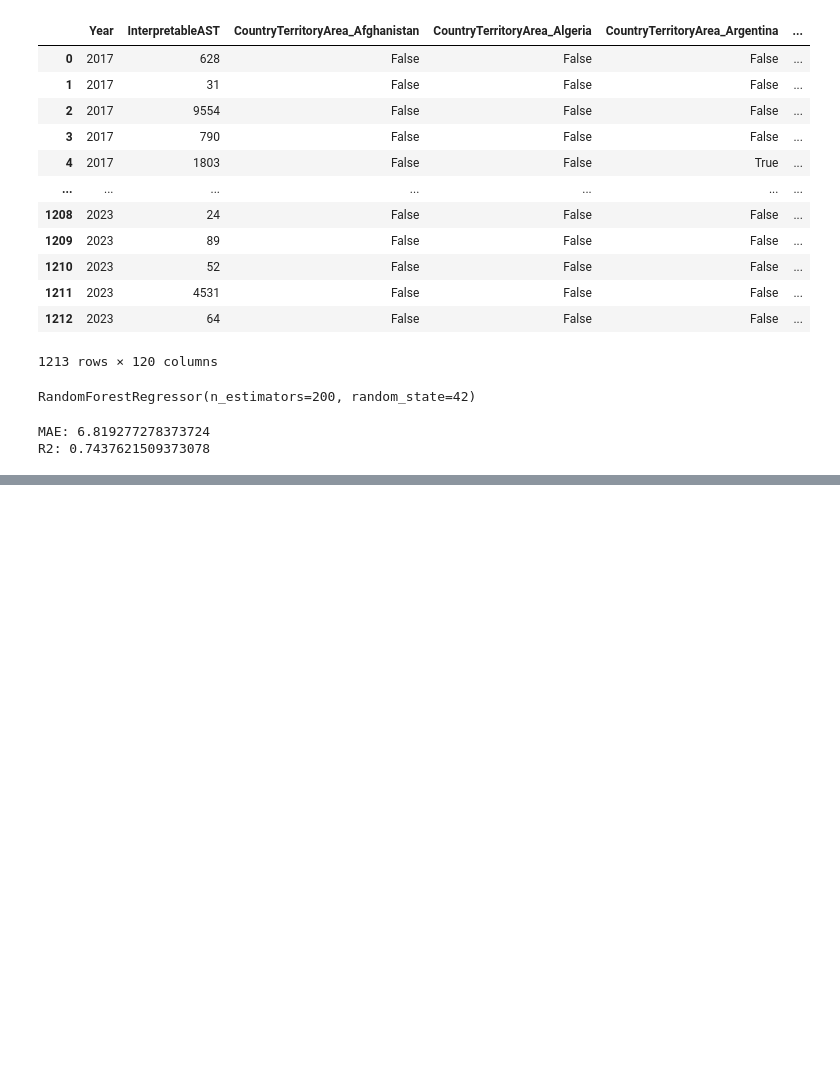
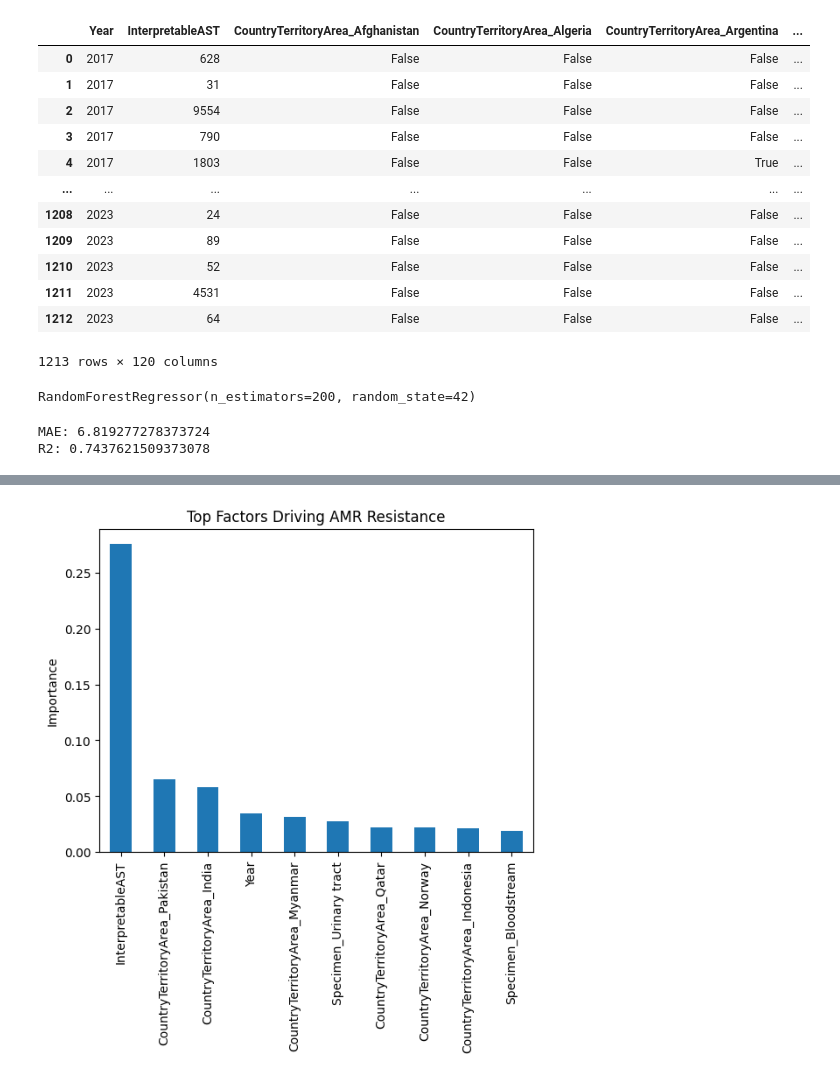
Before and after one commit to aditya-rathore04/AMR, a Jupyter notebook: notebooks/exploration.ipynb, the cells around one changed output, grey strips where cells are left out. Cells and saved outputs as stored; diff of their text form; code cells hidden in the pictures; blank space fills up the shorter version.

```diff
--- a/notebooks/exploration.ipynb
+++ b/notebooks/exploration.ipynb
@@ -151,3 +151,8 @@ print("R2:", r2)
 # %% [output]
 MAE: 6.819277278373724
 R2: 0.7437621509373078
+# %%
+feature_importance = pd.Series(
+    model.feature_importances_,
+    index=X.columns
+).sort_values(ascending=False)
@@ -153,0 +174,8 @@ R2: 0.7437621509373078
+# %%
+feature_importance.head(10).plot(kind="bar")
+
+plt.title("Top Factors Driving AMR Resistance")
+plt.ylabel("Importance")
+plt.show()
+# %% [output]
+[figure, added]
```
Also changed, not shown: parts of 4 cells of this notebook.
